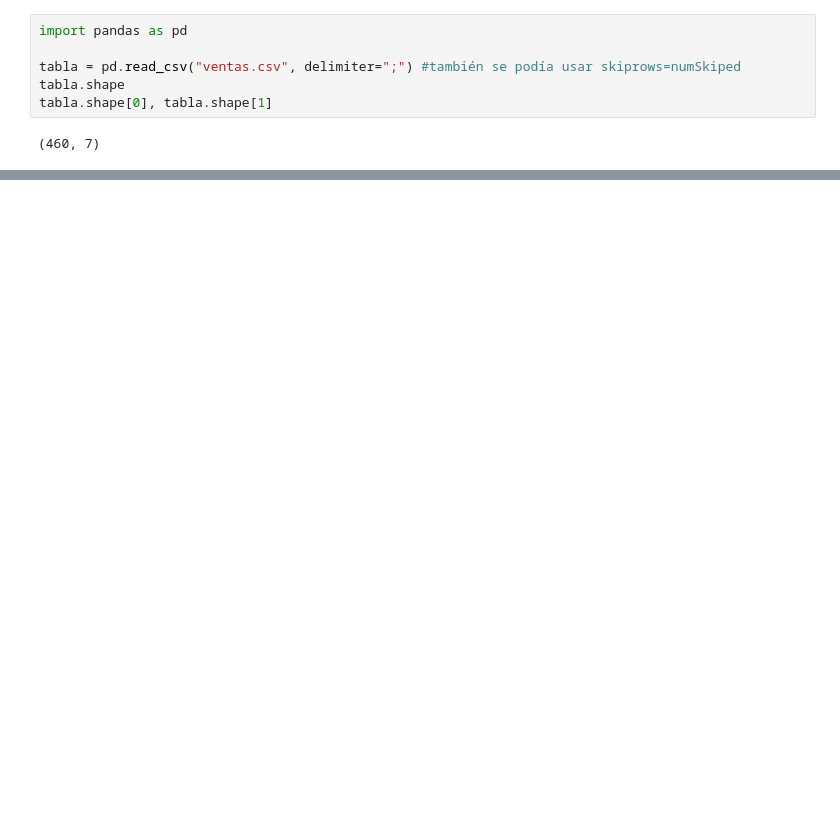
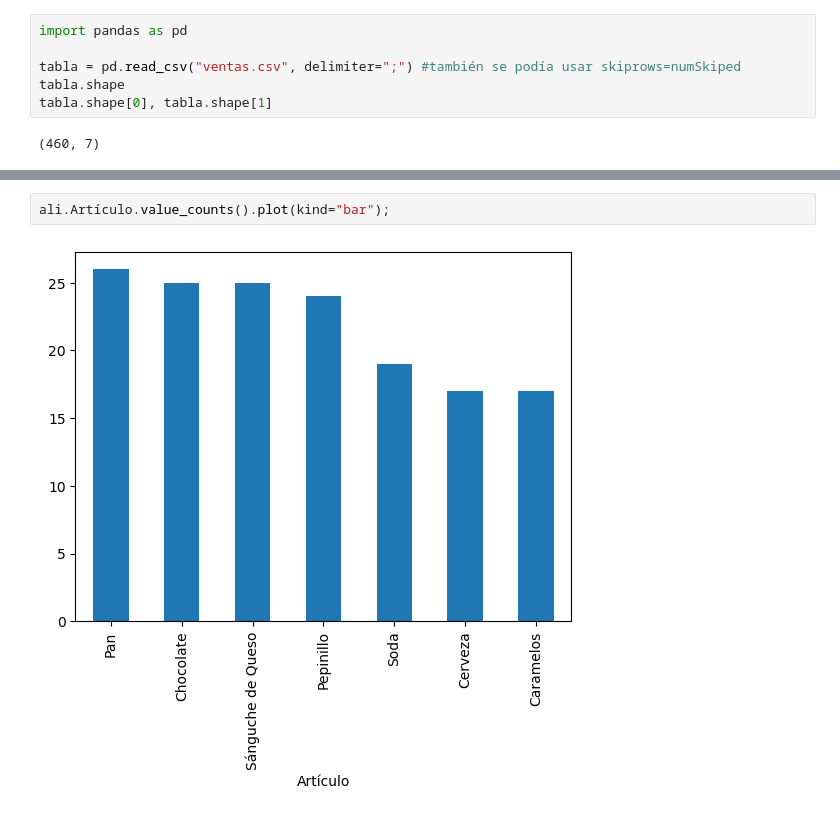
Before and after one commit to jayounghoyos/An-lisis-de-Datos-con-Pandas-y-Python, a Jupyter notebook: dataframes.ipynb, the cells around one changed output, grey strips where cells are left out. Drawn from its saved outputs; the diff is of its cells as text; blank space fills up the shorter version.

```diff
--- a/dataframes.ipynb
+++ b/dataframes.ipynb
@@ -28,0 +124,4 @@ tabla.tail()#numero de las
+# %%
+ali.Artículo.value_counts().plot(kind="bar");
+# %% [output]
+[figure, added]
```
Also changed, not shown: parts of 15 cells of this notebook, 2 other files.
